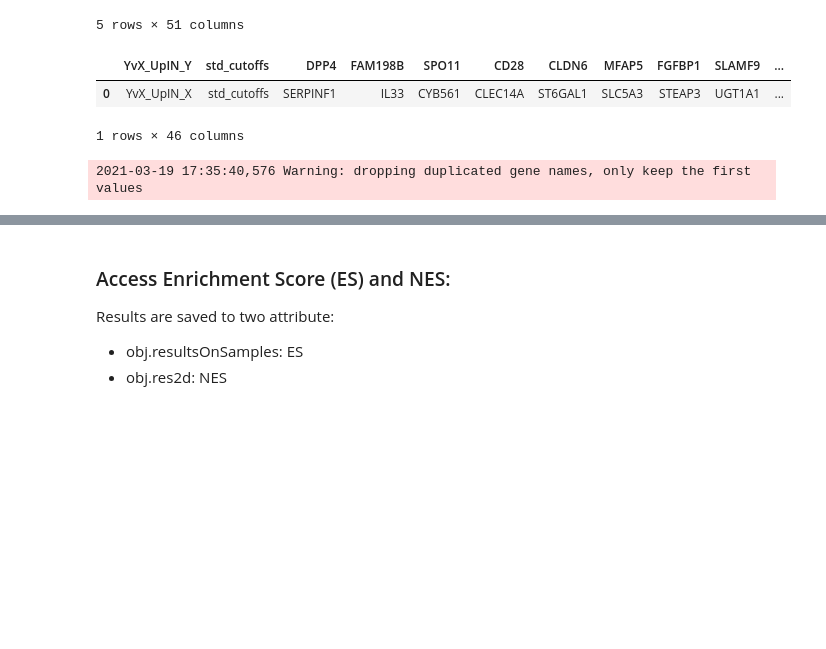
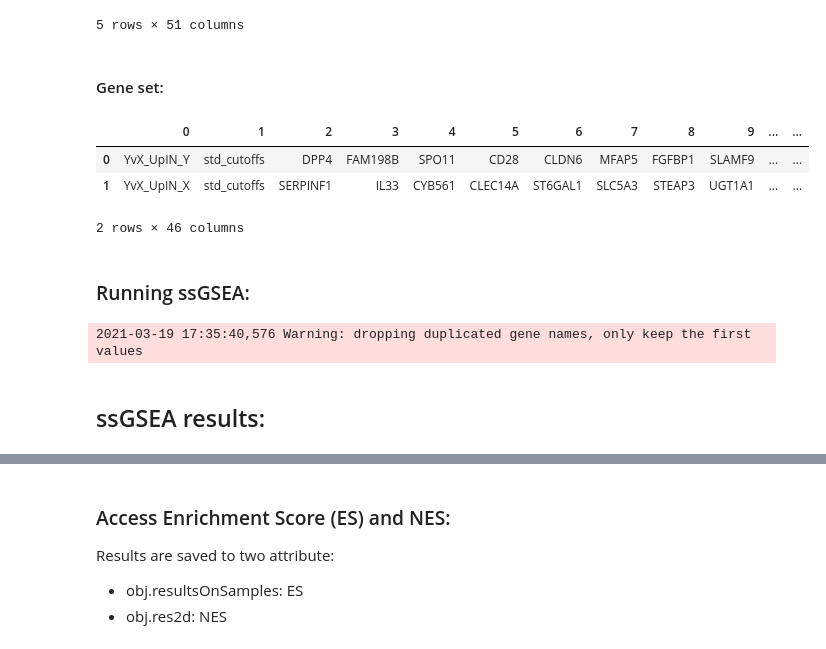
Before and after one commit to bionetslab/python-intro, a Jupyter notebook: GSEApy.ipynb, the cells around one changed output, grey strips where cells are left out. Saved outputs shown, nothing was run; the diff lists cells and outputs as text; code cells hidden in the pictures; blank space fills up the shorter version.

Commit message:
gsea update

```diff
--- a/GSEApy.ipynb
+++ b/GSEApy.ipynb
@@ -315,13 +351,18 @@ df.head()
 | 3 | CMBL | 33.45 | 55.10 | 221.67 | 50.30 | 35.12 | 75.70 | 84.01 | 44.12 | 79.96 | ... | ... |
 | 4 | CLIC6 | 35.75 | 41.26 | 63.04 | 219.86 | 42.53 | 54.19 | 86.98 | 71.20 | 53.89 | ... | ... |
 5 rows × 51 columns
+# %% [markdown]
+#### Gene set:
 # %%
-gs = pd.read_csv("input/genes.gmt", sep = "\t", skipfooter = 6)
+gs = pd.read_csv("input/genes.gmt", sep = "\t", skipfooter = 6, header= None)
 gs
 # %% [output]
-|  | YvX_UpIN_Y | std_cutoffs | DPP4 | FAM198B | SPO11 | CD28 | CLDN6 | MFAP5 | FGFBP1 | SLAMF9 | ... |
-| 0 | YvX_UpIN_X | std_cutoffs | SERPINF1 | IL33 | CYB561 | CLEC14A | ST6GAL1 | SLC5A3 | STEAP3 | UGT1A1 | ... |
+|  | 0 | 1 | 2 | 3 | 4 | 5 | 6 | 7 | 8 | 9 | ... | ... |
+| 0 | YvX_UpIN_Y | std_cutoffs | DPP4 | FAM198B | SPO11 | CD28 | CLDN6 | MFAP5 | FGFBP1 | SLAMF9 | ... | ... |
+| 1 | YvX_UpIN_X | std_cutoffs | SERPINF1 | IL33 | CYB561 | CLEC14A | ST6GAL1 | SLC5A3 | STEAP3 | UGT1A1 | ... | ... |
-1 rows × 46 columns
+2 rows × 46 columns
+# %% [markdown]
+### Running ssGSEA:
 # %%
 # txt, gct file input
 ss = gp.ssgsea(data="input/P53_resampling_data.txt",
@@ -333,6 +374,8 @@ ss = gp.ssgsea(data="input/P53_resampling_data.txt",
                processes=4, format='png', seed=9)
 # %% [output]
 2021-03-19 17:35:40,576 Warning: dropping duplicated gene names, only keep the first values
+# %% [markdown]
+## ssGSEA results:
 # %%
 ss.res2d.sort_index().head()
 # %% [output]
```
Also changed, not shown: parts of 27 cells of this notebook.
